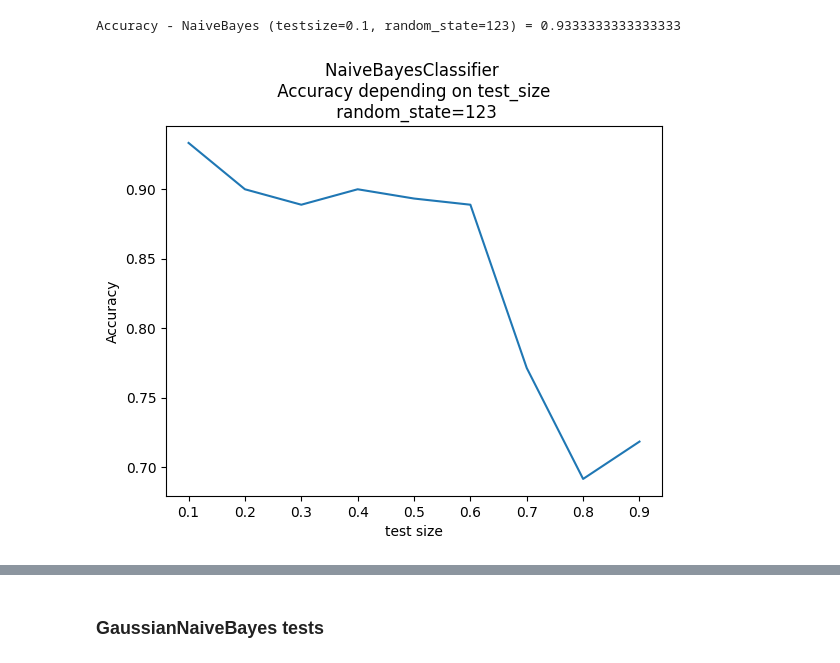
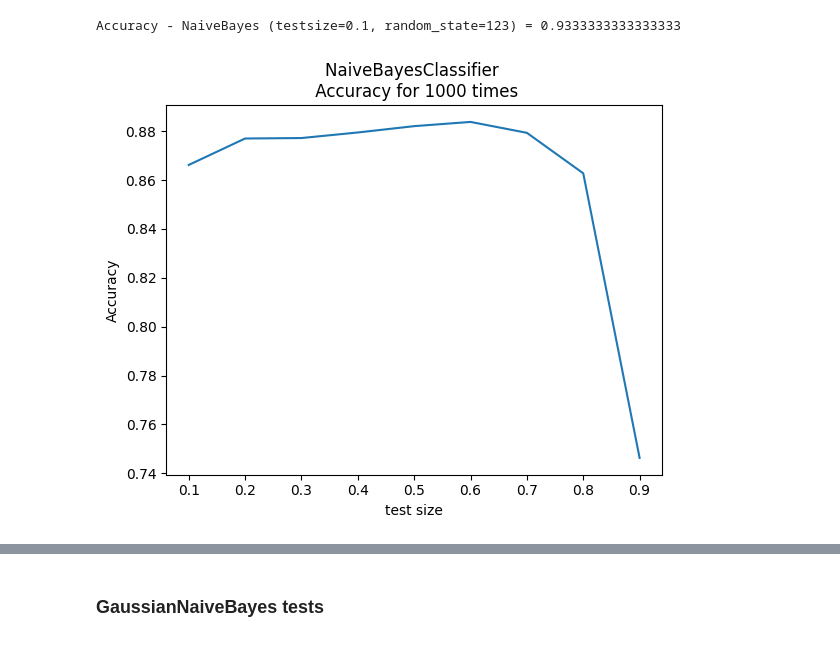
Before and after one commit to gwardasz/wsi-lab, a Jupyter notebook: Zadanie_7.ipynb, the cells around one changed output, grey strips where cells are left out. Saved outputs shown, nothing was run; the diff lists cells and outputs as text; code cells hidden in the pictures.

```diff
--- a/Zadanie_7.ipynb
+++ b/Zadanie_7.ipynb
@@ -22,7 +22,7 @@ import matplotlib.pyplot as plt
 class NaiveBayes:
     def __init__(self, is_data_discrete=False):
         self.priors = {}
-        self.likelihoods = {} # {class=0: {feature_index=0: {feature_value=0: 0.666, ... }, ... }, ... }
+        self.likelihoods = {} # {class=0: {feature_index=0: {feature_value=0:, ... }, ... }, ... }
         self.is_data_discrete = is_data_discrete
 
     def build_classifier(self, train_features, train_classes):
@@ -32,13 +32,14 @@ class NaiveBayes:
             train_features_discrete = self.data_discretization(train_features)
         else:
             train_features_discrete = train_features
+
         data = np.column_stack((train_features_discrete, train_classes))  # entend train_features with train_classes
         sorted_indices = np.argsort(data[:, -1])  # sort by train_classes values
         data = data[sorted_indices]
         sorted_classes = sorted(class_counter.keys())
         first_iteration = True
         for _class in sorted_classes:
-            self.likelihoods[_class] ={}
+            self.likelihoods[_class] = {}
             if first_iteration:
                 first_row = 0
                 last_row = class_counter[_class]
@@ -112,12 +113,7 @@ class GaussianNaiveBayes:
             one_class_features = data[first_row:last_row, :-1]
             for column_index in range(one_class_features.shape[-1]):
                 mean = np.mean(one_class_features[:,column_index])
-                # if E(X^2) - E(X)^2 < 0
-                means_difference = np.mean(np.power(one_class_features[:,column_index],2)) - np.power(mean, 2)
-                if means_difference >= 0:
-                    std = np.sqrt(means_difference)
-                else:
-                    std = 0
+                std = np.std(one_class_features[:,column_index])
                 self.likelihoods[_class][column_index] = [mean, std]
 
     @staticmethod
@@ -142,7 +138,7 @@ class GaussianNaiveBayes:
             class_probabilities = {key: value / normalization_constant for key, value in class_probabilities.items()}
         return max(class_probabilities, key=class_probabilities.get)
 # %%
-def testNaiveBayesClassifier(data, is_guassian=False, is_data_discrete=False):
+def test_naive_bayes_classifier(data, is_guassian=False, is_data_discrete=False):
     x_train, x_test, y_train, y_test = data
     if is_guassian:
         classifier = GaussianNaiveBayes()
@@ -157,12 +153,15 @@ def testNaiveBayesClassifier(data, is_guassian=False, is_data_discrete=False):
     accuracy = successes/len(x_test)
     return accuracy
 # %%
-def plot_accuracies(x,y,is_guassian=False, random_state=123, is_data_discrete=False):
+def plot_accuracies(x,y,is_guassian=False, is_data_discrete=False, x_times =10):
     test_size_range = [i/10 for i in range(1, 10)]
     accuracy_list = []
     for test_size in test_size_range:
-        data = train_test_split(x, y, test_size=test_size, random_state=random_state)
-        accuracy_list.append(testNaiveBayesClassifier(data, is_guassian,is_data_discrete))
+        accuracy_list_temp = []
+        for _ in range(x_times):
+            data = train_test_split(x, y, test_size=test_size)
+            accuracy_list_temp.append(test_naive_bayes_classifier(data, is_guassian,is_data_discrete))
+        accuracy_list.append(sum(accuracy_list_temp)/x_times)
 
     plt.xlabel('test size')
     plt.ylabel('Accuracy')
@@ -170,7 +169,7 @@ def plot_accuracies(x,y,is_guassian=False, random_state=123, is_data_discrete=Fa
         title = "Gaussian"
     else:
         title= ""
-    plt.title(f'{title}NaiveBayesClassifier \n Accuracy depending on test_size \n random_state={random_state}')
+    plt.title(f'{title}NaiveBayesClassifier \n Accuracy for {x_times} times')
 
     plt.plot(test_size_range, accuracy_list)
     plt.show()
@@ -188,6 +187,6 @@ print(f'Accuracy - NaiveBayes (testsize=0.1, random_state=123) = {testNaiveBayes
 # %% [output]
 Accuracy - NaiveBayes (testsize=0.1, random_state=123) = 0.9333333333333333
 # %%
-plot_accuracies(x,y)
+plot_accuracies(x, y, x_times=1000)
 # %% [output]
-[figure, old version]
+[figure, new version]
```
Also changed, not shown: parts of 7 cells of this notebook.
